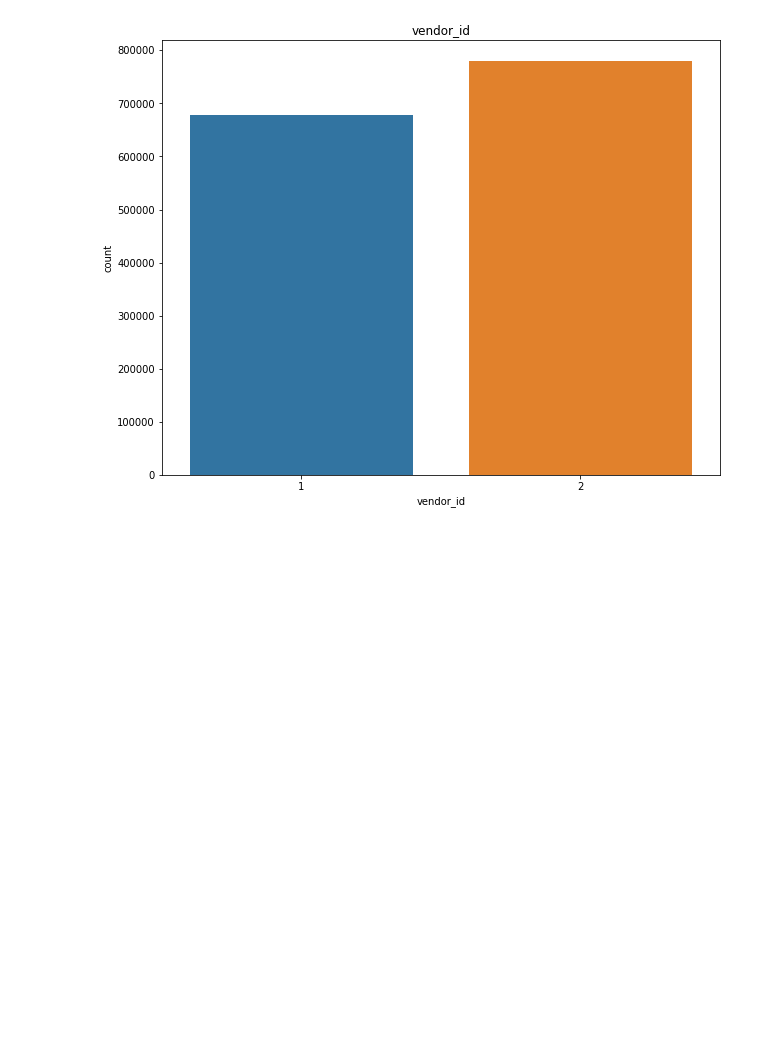
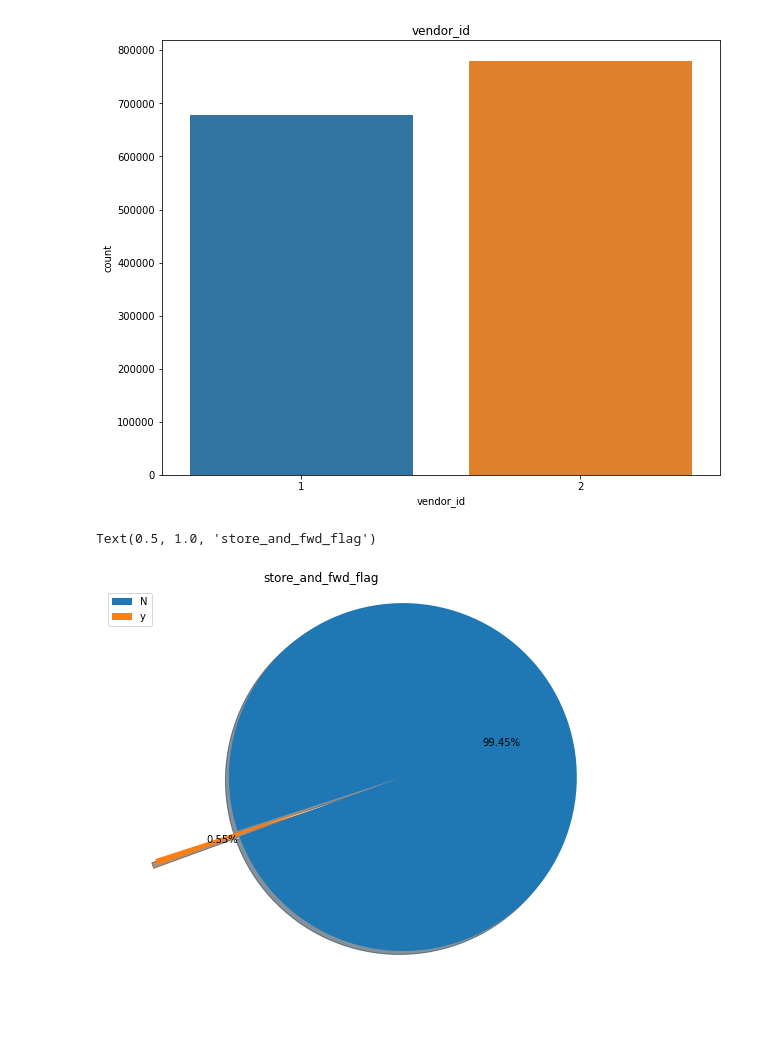
Before and after one commit to Vidhuran-Rajendran/NYC-Taxi-Trip-Time-Prediction, a Jupyter notebook: NYC_Taxi_Trip_Time_Prediction_Capstone_Project.ipynb, the cells around one changed output. Saved outputs shown, nothing was run; the diff lists cells and outputs as text; code cells hidden in the pictures; blank space fills up the shorter version.

```diff
--- a/NYC_Taxi_Trip_Time_Prediction_Capstone_Project.ipynb
+++ b/NYC_Taxi_Trip_Time_Prediction_Capstone_Project.ipynb
@@ -199,3 +199,11 @@ plt.title('vendor_id')
 # %% [output]
 Text(0.5, 1.0, 'vendor_id')
 [figure]
+# %%
+plt.figure(figsize=(10,8))
+plt.pie(data1['store_and_fwd_flag'].value_counts(),autopct='%1.2f%%', startangle=200,shadow=True, explode=[0.5,0])
+plt.legend(labels=['N','y'])
+plt.title('store_and_fwd_flag')
+# %% [output]
+Text(0.5, 1.0, 'store_and_fwd_flag')
+[figure, added]
```
